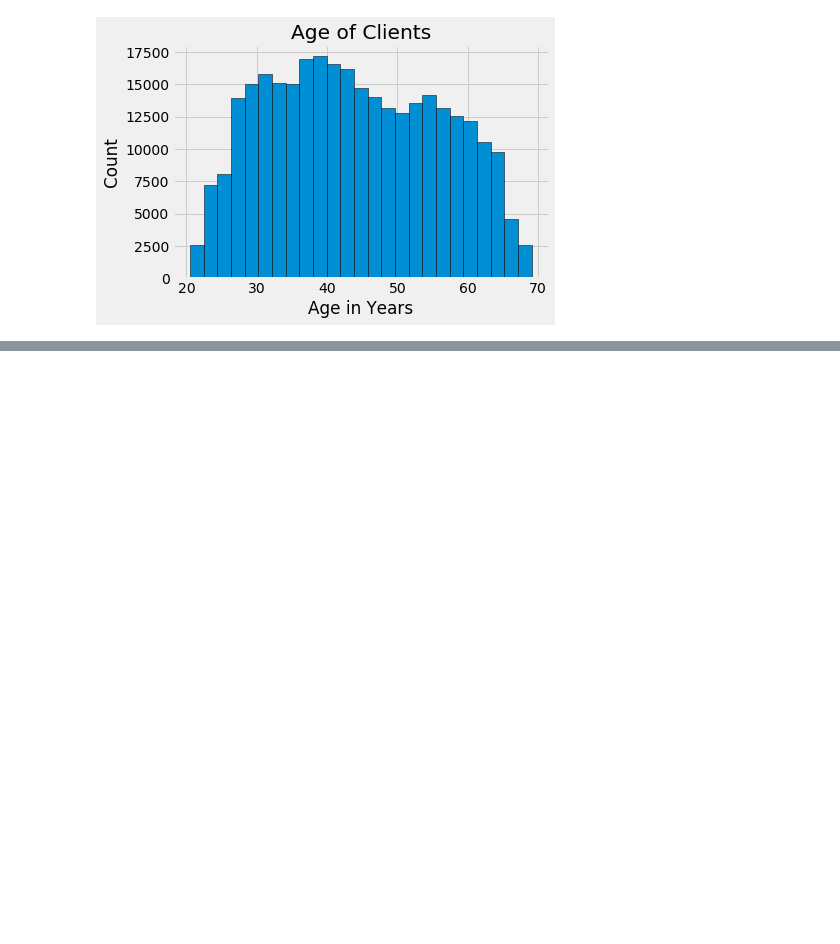
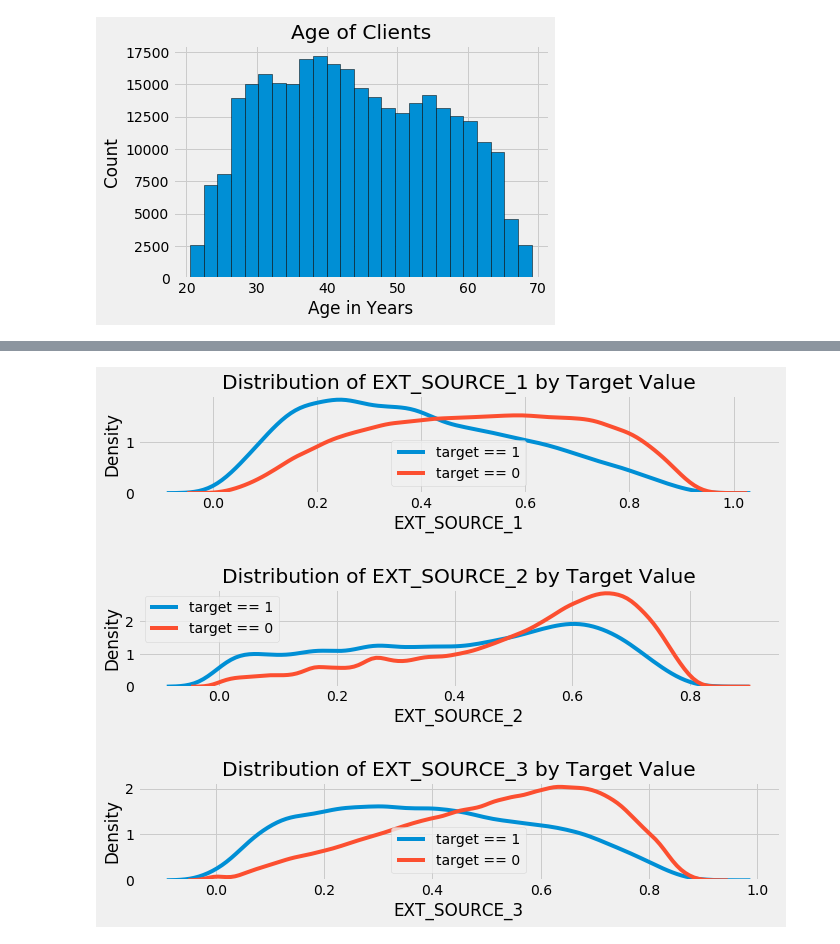
Before and after one commit to kumarUjjawal/data-science-with-python, a Jupyter notebook: credit_risk_analysis.ipynb, the cells around one changed output, grey strips where cells are left out. Drawn from its saved outputs; the diff is of its cells as text; code cells hidden in the pictures; blank space fills up the shorter version.

```diff
--- a/credit_risk_analysis.ipynb
+++ b/credit_risk_analysis.ipynb
@@ -282,0 +383,18 @@ Text(0, 0.5, 'Count')
+# %%
+plt.figure(figsize=(10,8))
+
+for i,source in enumerate(['EXT_SOURCE_1', 'EXT_SOURCE_2', 'EXT_SOURCE_3']):
+
+    plt.subplot(3,1,i+1)
+
+    sns.kdeplot(train.loc[train['TARGET'] == 1, source], label='target == 1')
+
+    sns.kdeplot(train.loc[train['TARGET'] == 0, source], label='target == 0')
+
+    plt.title('Distribution of %s by Target Value' % source)
+    plt.xlabel('%s' % source)
+    plt.ylabel('Density')
+
+plt.tight_layout(h_pad=2.5)
+# %% [output]
+[figure, added]
```
Also changed, not shown: parts of 18 cells of this notebook.
